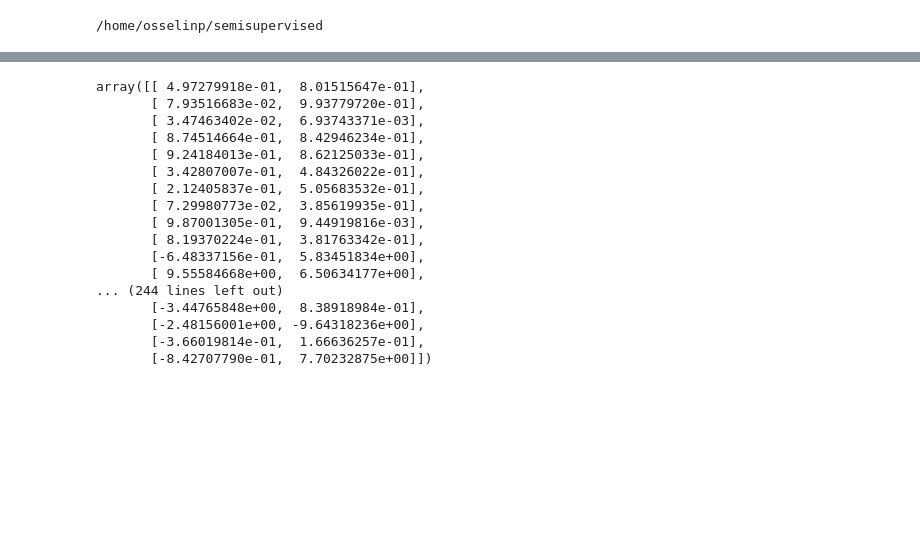
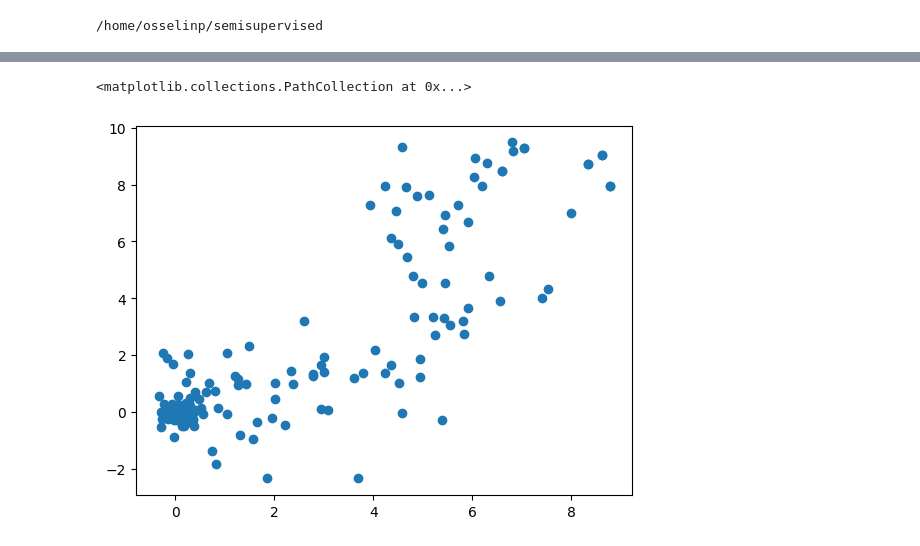
Before and after one commit to pierreosselin/ProbNES, a Jupyter notebook: notebook/results.ipynb, the cells around one changed output, grey strips where cells are left out. Saved outputs shown, nothing was run; the diff lists cells and outputs as text; code cells hidden in the pictures; blank space fills up the shorter version.

Commit message:
Add visualization

```diff
--- a/notebook/results.ipynb
+++ b/notebook/results.ipynb
@@ -7,7 +7,9 @@ import os
 import matplotlib.pyplot as plt
 import numpy as np
 import torch
-
-data_path = "./logs/testfunction/rosenbrocktest_result/qEI/seed-0003_Beta-1.0_VarPrior-1.0_Noise-0.0_Dim-2.pt"
+import imageio
+from matplotlib.patches import Ellipse
+import matplotlib.transforms as transforms
+data_path = "./logs/testfunction/sphere_test/SNES/seed-0000_Beta-1.0_VarPrior-100.0_Noise-0.0_Dim-2.pt"
 with open(data_path, "rb") as fp:
     data = torch.load(data_path, map_location="cpu")
@@ -40,20 +15,0 @@ x = data["X"].detach().cpu().numpy()
-# %%
-x
-# %% [output]
-array([[ 4.97279918e-01,  8.01515647e-01],
-       [ 7.93516683e-02,  9.93779720e-01],
-       [ 3.47463402e-02,  6.93743371e-03],
-       [ 8.74514664e-01,  8.42946234e-01],
-       [ 9.24184013e-01,  8.62125033e-01],
-       [ 3.42807007e-01,  4.84326022e-01],
-       [ 2.12405837e-01,  5.05683532e-01],
-       [ 7.29980773e-02,  3.85619935e-01],
-       [ 9.87001305e-01,  9.44919816e-03],
-       [ 8.19370224e-01,  3.81763342e-01],
-       [-6.48337156e-01,  5.83451834e+00],
-       [ 9.55584668e+00,  6.50634177e+00],
-... (244 lines left out)
-       [-3.44765848e+00,  8.38918984e-01],
-       [-2.48156001e+00, -9.64318236e+00],
-       [-3.66019814e-01,  1.66636257e-01],
-       [-8.42707790e-01,  7.70232875e+00]])
@@ -59,0 +60,6 @@ array([[ 4.97279918e-01,  8.01515647e-01],
+# %%
+
+plt.scatter(data["X"].numpy()[:,0], data["X"].numpy()[:,1])
+# %% [output]
+<matplotlib.collections.PathCollection at 0x...>
+[figure, added]
```
Also changed, not shown: parts of 20 cells of this notebook, 11 other files.
